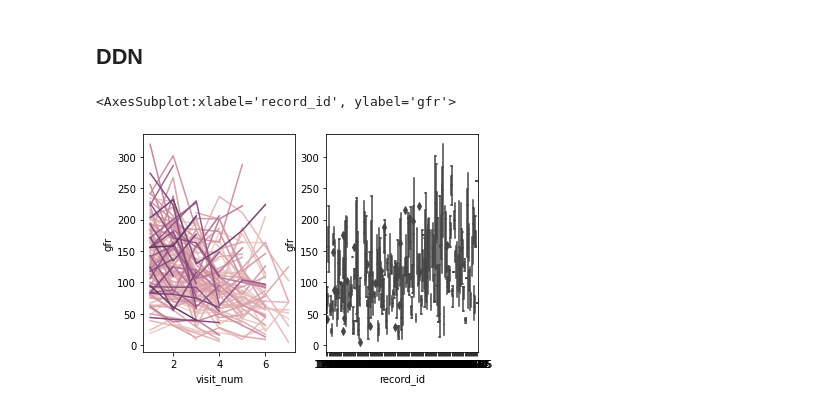
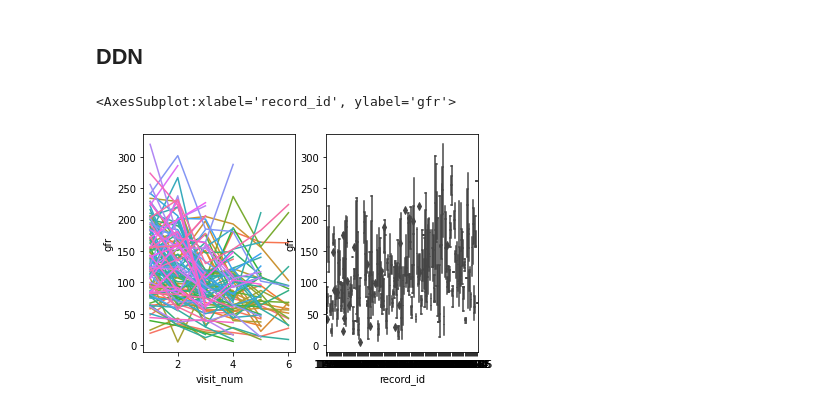
Before and after one commit to netiony/CHCO-Code, a Jupyter notebook: Petter Bjornstad/Pima/master_data/tim_merge/tim_merge.ipynb, the cells around one changed output. Drawn from its saved outputs; the diff is of its cells as text; code cells hidden in the pictures.

```diff
--- a/Petter Bjornstad/Pima/master_data/tim_merge/tim_merge.ipynb
+++ b/Petter Bjornstad/Pima/master_data/tim_merge/tim_merge.ipynb
@@ -79,10 +102,11 @@ gfr_boxplot(ficoll,ax=ax[1])
 ## DDN
 # %%
 ddn = pd.read_csv(wd+'Nelson13DKN151Determ_DATA_2021-02-04_1610.csv',low_memory=False).dropna(axis=1,how='all')
+g = get_gfr(ddn)
 # Plot
 fig, ax =plt.subplots(1,2)
-gfr_lineplot(ddn,ax=ax[0])
-gfr_boxplot(ddn,ax=ax[1])
+gfr_lineplot(g,ax=ax[0])
+gfr_boxplot(g,ax=ax[1])
 # %% [output]
 <AxesSubplot:xlabel='record_id', ylabel='gfr'>
-[figure, old version]
+[figure, new version]
```
Also changed, not shown: parts of 2 cells of this notebook.
